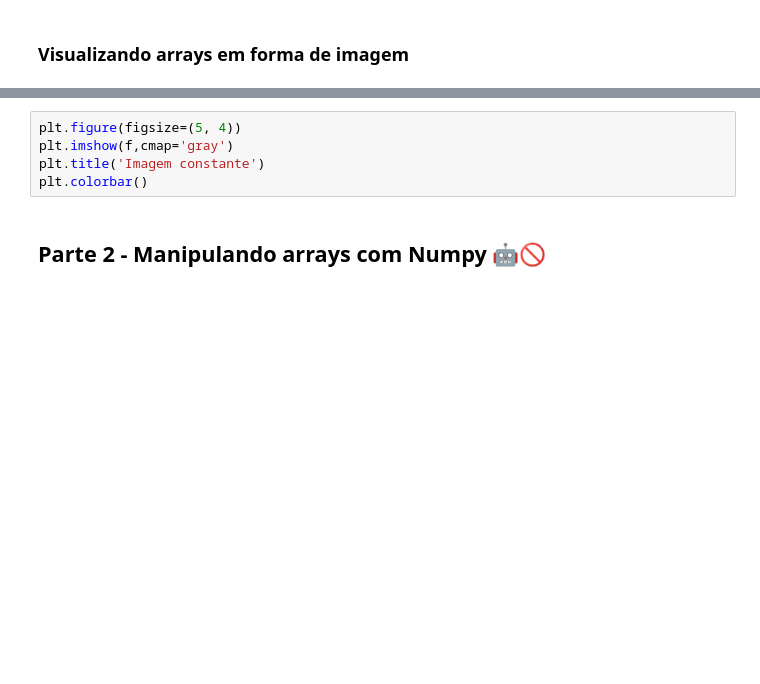
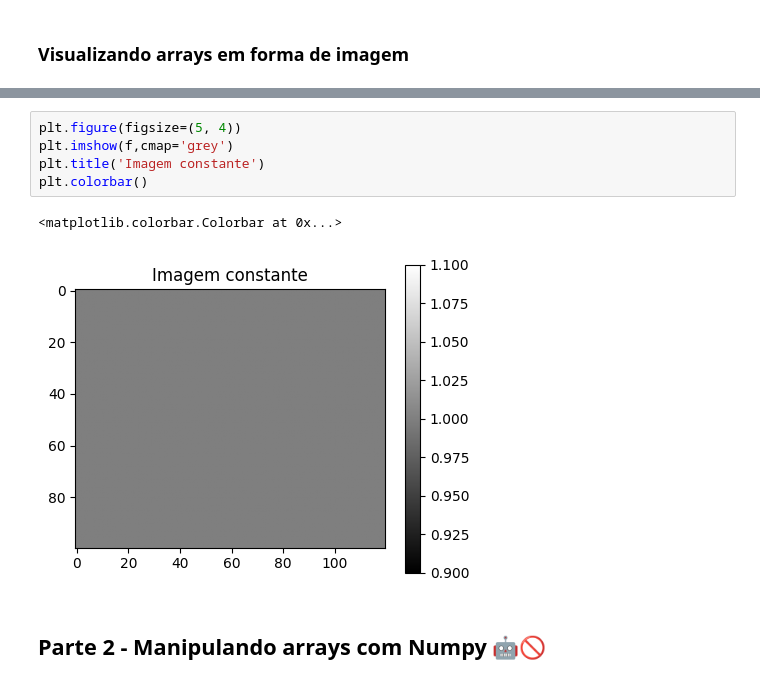
Before and after one commit to UNICAMP-EA979/2026s1-pi01-numpy-beatrizbarbosay, a Jupyter notebook: Atividade.ipynb, the cells around one changed output, grey strips where cells are left out. Cells and saved outputs as stored; diff of their text form; blank space fills up the shorter version.

```diff
--- a/Atividade.ipynb
+++ b/Atividade.ipynb
@@ -34,8 +44,11 @@ print("Dimensões da imagem:",f.shape)
 # %%
 plt.figure(figsize=(5, 4))
-plt.imshow(f,cmap='gray')
+plt.imshow(f,cmap='grey')
 plt.title('Imagem constante')
 plt.colorbar()
+# %% [output]
+<matplotlib.colorbar.Colorbar at 0x...>
+[figure, added]
 # %% [markdown]
 ## Parte 2 - Manipulando arrays com Numpy 🤖🚫
 # %% [markdown]
```
Also changed, not shown: parts of 3 cells of this notebook.
